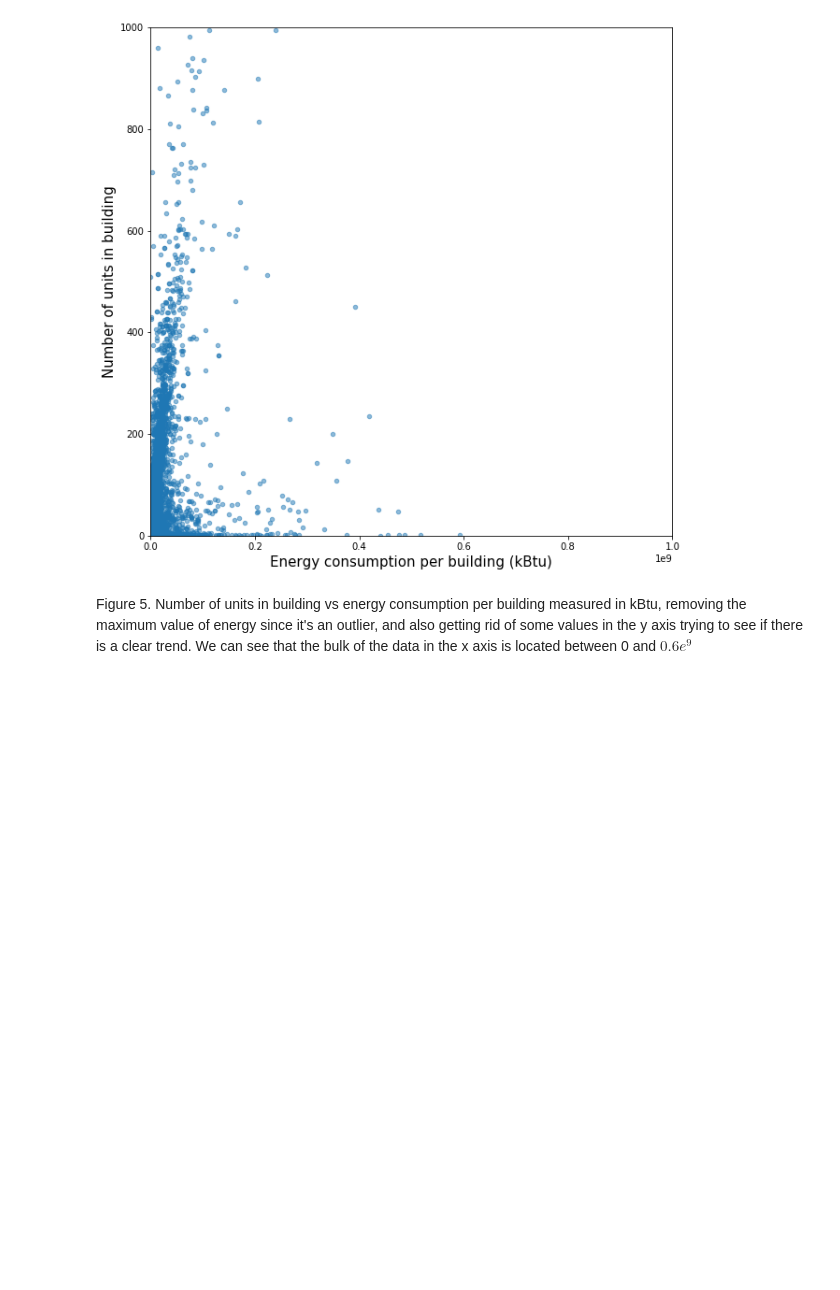
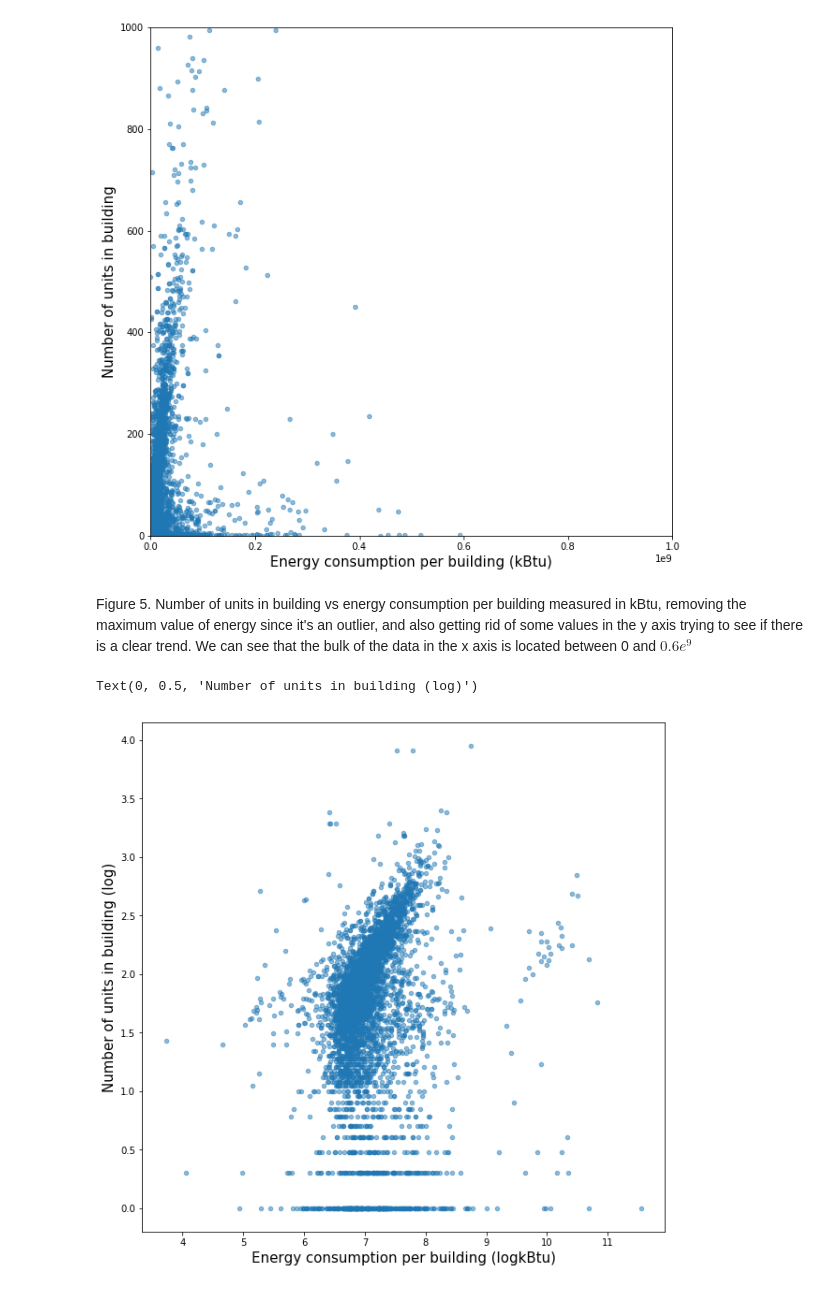
Before and after one commit to anaelisa24/PUI2018_amm1209, a Jupyter notebook: HW10_amm1209/Assignment 2.ipynb, the cells around one changed output. Drawn from its saved outputs; the diff is of its cells as text; code cells hidden in the pictures; blank space fills up the shorter version.

```diff
--- a/HW10_amm1209/Assignment 2.ipynb
+++ b/HW10_amm1209/Assignment 2.ipynb
@@ -340,3 +340,14 @@ pl.ylim(0,1000)
 [figure]
 # %% [markdown]
 Figure 5. Number of units in building vs energy consumption per building measured in kBtu, removing the maximum value of energy since it's an outlier, and also getting rid of some values in the y axis trying to see if there is a clear trend. We can see that the bulk of the data in the x axis is located between 0 and $0.6e^{9}$
+# %%
+bblnrgdata['lognrg'] = np.log10(bblnrgdata['nrg'])
+# %%
+bblnrgdata['logunit'] = np.log10(bblnrgdata['UnitsTotal'])
+# %%
+bblnrgdata.plot.scatter(x='lognrg', y='logunit', figsize=(10,10), alpha=0.5)
+pl.xlabel('Energy consumption per building (logkBtu)', fontsize=15)
+pl.ylabel('Number of units in building (log)', fontsize=15)
+# %% [output]
+Text(0, 0.5, 'Number of units in building (log)')
+[figure, added]
```
Also changed, not shown: parts of 3 cells of this notebook.
